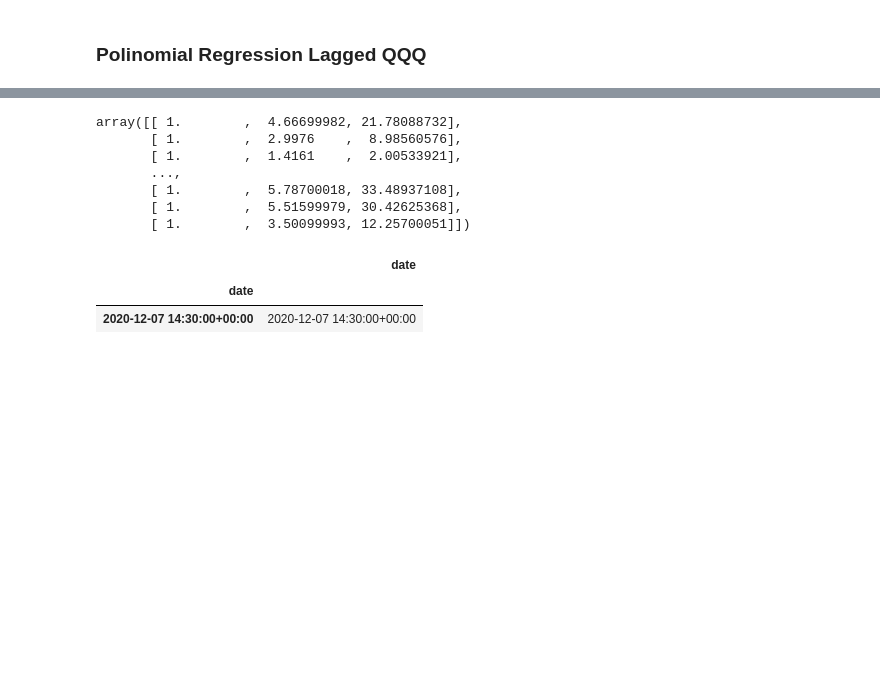
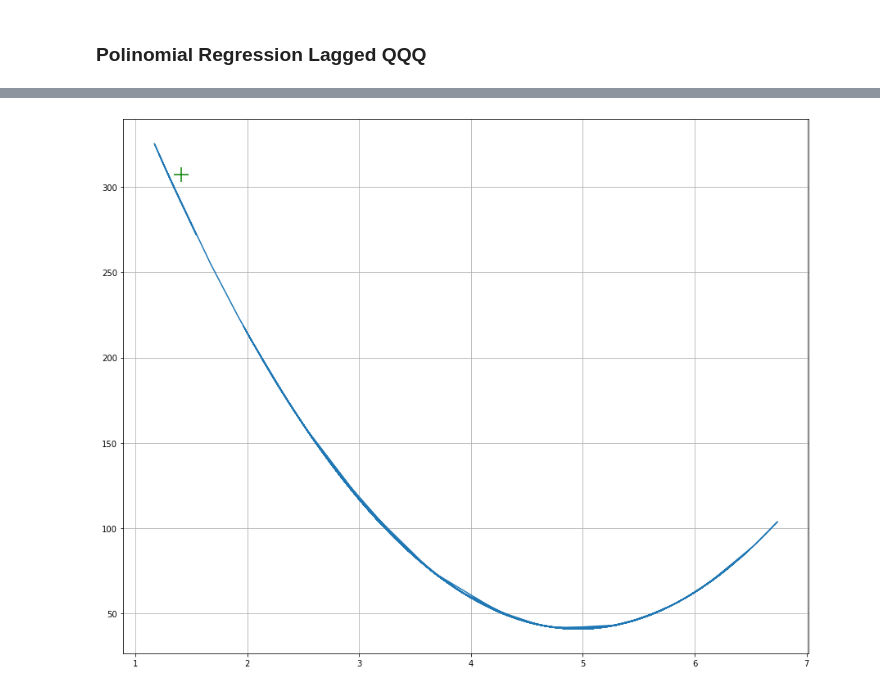
Before and after one commit to carlosvilasanjuan/Implied-Equity-Duration, a Jupyter notebook: analysis/qqq_close/exploration.ipynb, the cells around one changed output, grey strips where cells are left out. Cells and saved outputs as stored; diff of their text form; code cells hidden in the pictures; blank space fills up the shorter version.

```diff
--- a/analysis/qqq_close/exploration.ipynb
+++ b/analysis/qqq_close/exploration.ipynb
@@ -272,16 +282,10 @@ R2:0.7150236436120581
-# %%
-pre_process.fit_transform(X_test)
-# %% [output]
-array([[ 1.        ,  4.66699982, 21.78088732],
-       [ 1.        ,  2.9976    ,  8.98560576],
-       [ 1.        ,  1.4161    ,  2.00533921],
-       ...,
-       [ 1.        ,  5.78700018, 33.48937108],
-       [ 1.        ,  5.51599979, 30.42625368],
-       [ 1.        ,  3.50099993, 12.25700051]])
-# %%
-df[['date']][-1:]
-# %% [output]
-|  | date |
-| date |  |
-| 2020-12-07 14:30:00+00:00 | 2020-12-07 14:30:00+00:00 |
+# %%
+plt.rcParams["figure.figsize"] = (12,12)
+X, y = df[['US30Y']][:-28].values, df['QQQ'][28:].values
+
+fig, ax = plt.subplots(figsize=(15,12))
+plt.plot(X, lr_func(X))
+plt.scatter(X[-1:],y[-1:], marker = '+',color = 'green', s = 300)
+plt.grid();
+# %% [output]
+[figure, added]
```
Also changed, not shown: parts of 26 cells of this notebook, 2 other files.
